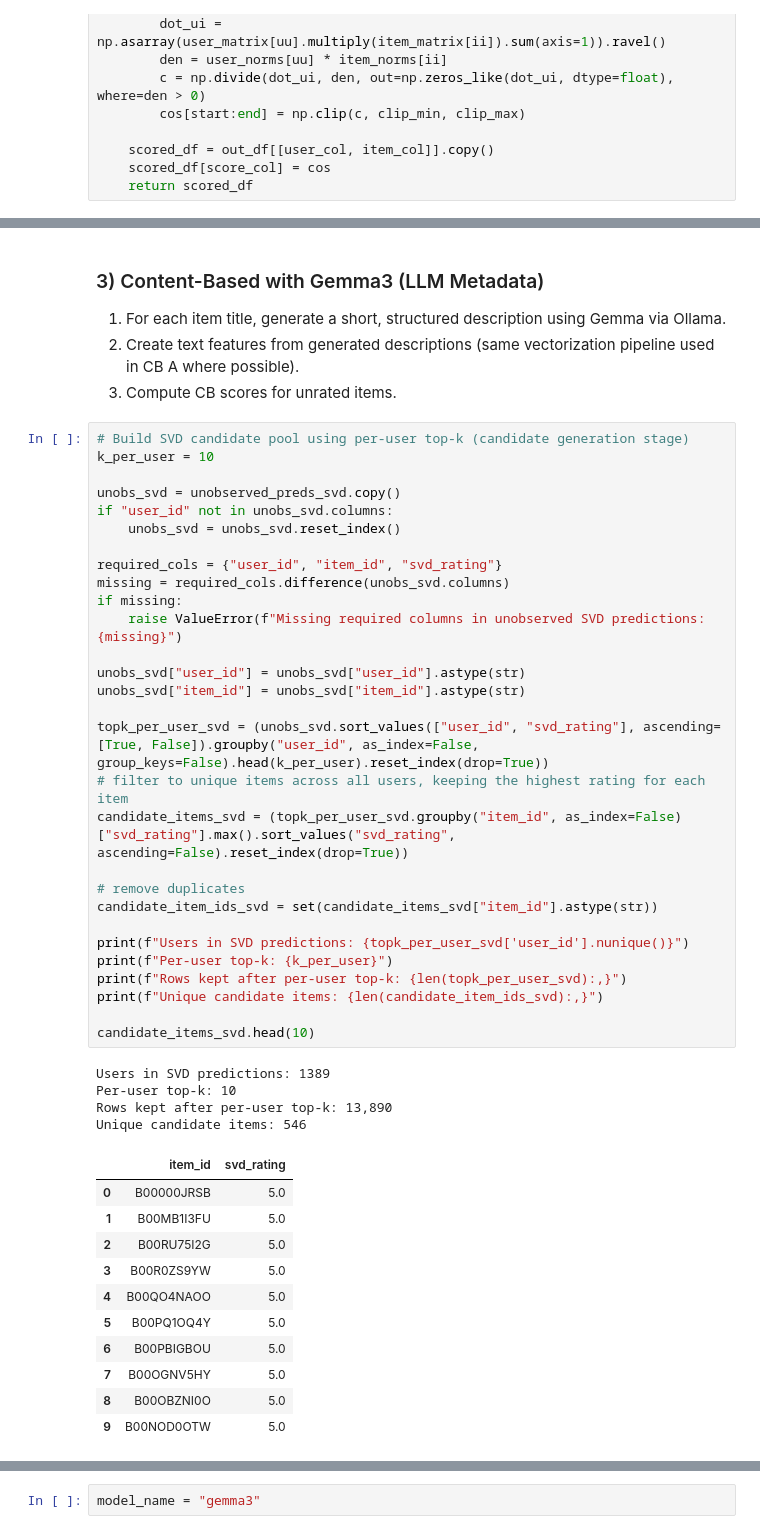
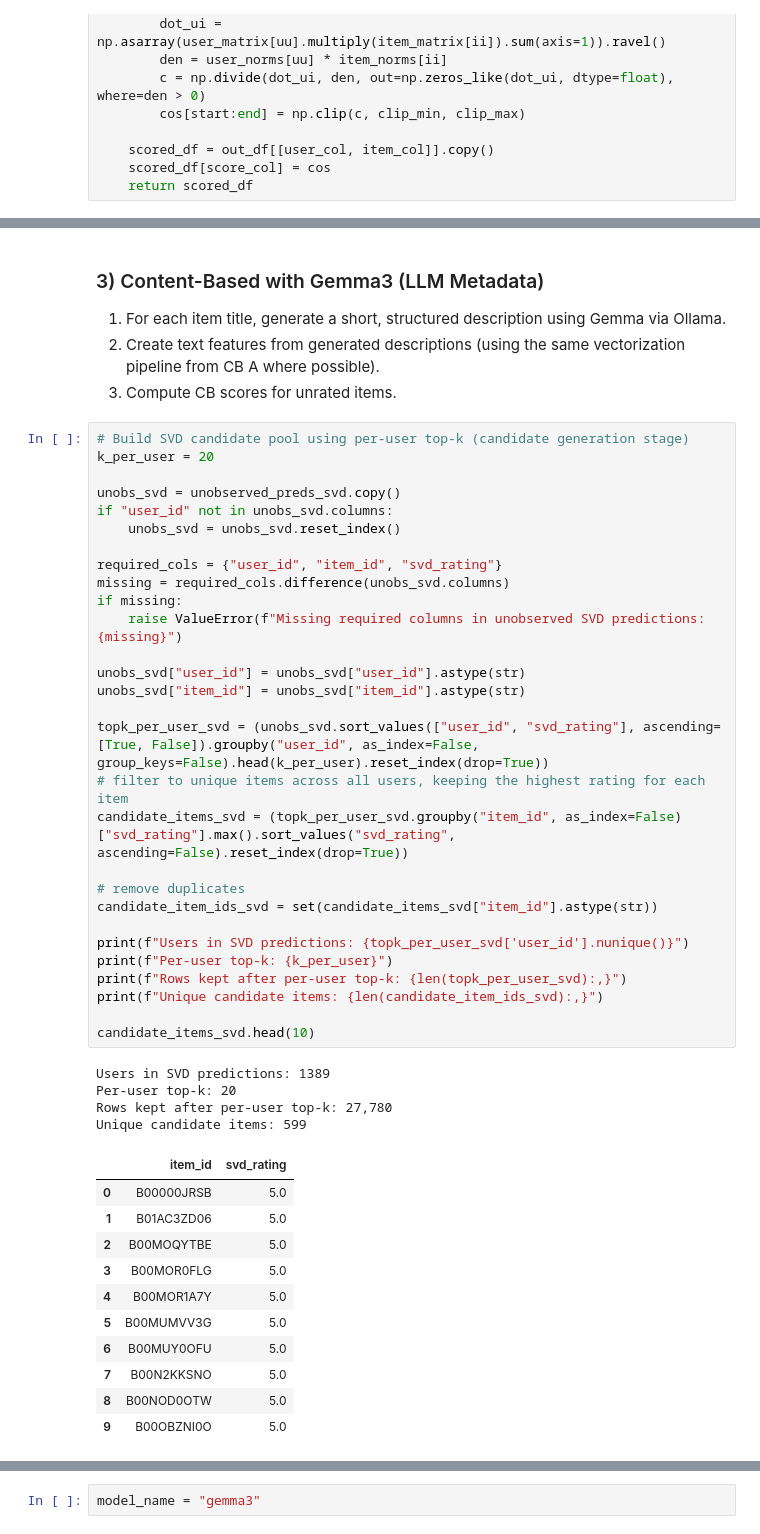
Before and after one commit to Armin-Irvije/Web-Recommender-Systems, a Jupyter notebook: week11.ipynb, the cells around one changed output, grey strips where cells are left out. Cells and saved outputs as stored; diff of their text form.

```diff
--- a/week11.ipynb
+++ b/week11.ipynb
@@ -229,51 +227,51 @@ Rows saved: 1261123
 # %% [markdown]
 ### 3) Content-Based with Gemma3 (LLM Metadata)
 1. For each item title, generate a short, structured description using Gemma via Ollama.
-2. Create text features from generated descriptions (same vectorization pipeline used in CB A where possible).
+2. Create text features from generated descriptions (using the same vectorization pipeline from CB A where possible).
 3. Compute CB scores for unrated items.
 # %%
 # Build SVD candidate pool using per-user top-k (candidate generation stage)
-k_per_user = 10
+k_per_user = 20
 
 unobs_svd = unobserved_preds_svd.copy()
 if "user_id" not in unobs_svd.columns:
     unobs_svd = unobs_svd.reset_index()
 
 required_cols = {"user_id", "item_id", "svd_rating"}
 missing = required_cols.difference(unobs_svd.columns)
 if missing:
     raise ValueError(f"Missing required columns in unobserved SVD predictions: {missing}")
 
 unobs_svd["user_id"] = unobs_svd["user_id"].astype(str)
 unobs_svd["item_id"] = unobs_svd["item_id"].astype(str)
 
 topk_per_user_svd = (unobs_svd.sort_values(["user_id", "svd_rating"], ascending=[True, False]).groupby("user_id", as_index=False, group_keys=False).head(k_per_user).reset_index(drop=True))
 # filter to unique items across all users, keeping the highest rating for each item
 candidate_items_svd = (topk_per_user_svd.groupby("item_id", as_index=False)["svd_rating"].max().sort_values("svd_rating", ascending=False).reset_index(drop=True))
 
 # remove duplicates
 candidate_item_ids_svd = set(candidate_items_svd["item_id"].astype(str))
 
 print(f"Users in SVD predictions: {topk_per_user_svd['user_id'].nunique()}")
 print(f"Per-user top-k: {k_per_user}")
 print(f"Rows kept after per-user top-k: {len(topk_per_user_svd):,}")
 print(f"Unique candidate items: {len(candidate_item_ids_svd):,}")
 
 candidate_items_svd.head(10)
 # %% [output]
 Users in SVD predictions: 1389
-Per-user top-k: 10
-Rows kept after per-user top-k: 13,890
-Unique candidate items: 546
+Per-user top-k: 20
+Rows kept after per-user top-k: 27,780
+Unique candidate items: 599
 |  | item_id | svd_rating |
 | 0 | B00000JRSB | 5.0 |
-| 1 | B00MB1I3FU | 5.0 |
-| 2 | B00RU75I2G | 5.0 |
-| 3 | B00R0ZS9YW | 5.0 |
-| 4 | B00QO4NAOO | 5.0 |
-| 5 | B00PQ1OQ4Y | 5.0 |
-| 6 | B00PBIGBOU | 5.0 |
-| 7 | B00OGNV5HY | 5.0 |
-| 8 | B00OBZNI0O | 5.0 |
-| 9 | B00NOD0OTW | 5.0 |
+| 1 | B01AC3ZD06 | 5.0 |
+| 2 | B00MOQYTBE | 5.0 |
+| 3 | B00MOR0FLG | 5.0 |
+| 4 | B00MOR1A7Y | 5.0 |
+| 5 | B00MUMVV3G | 5.0 |
+| 6 | B00MUY0OFU | 5.0 |
+| 7 | B00N2KKSNO | 5.0 |
+| 8 | B00NOD0OTW | 5.0 |
+| 9 | B00OBZNI0O | 5.0 |
 # %% [markdown]
```
Also changed, not shown: parts of 36 cells of this notebook, 9 other files.
